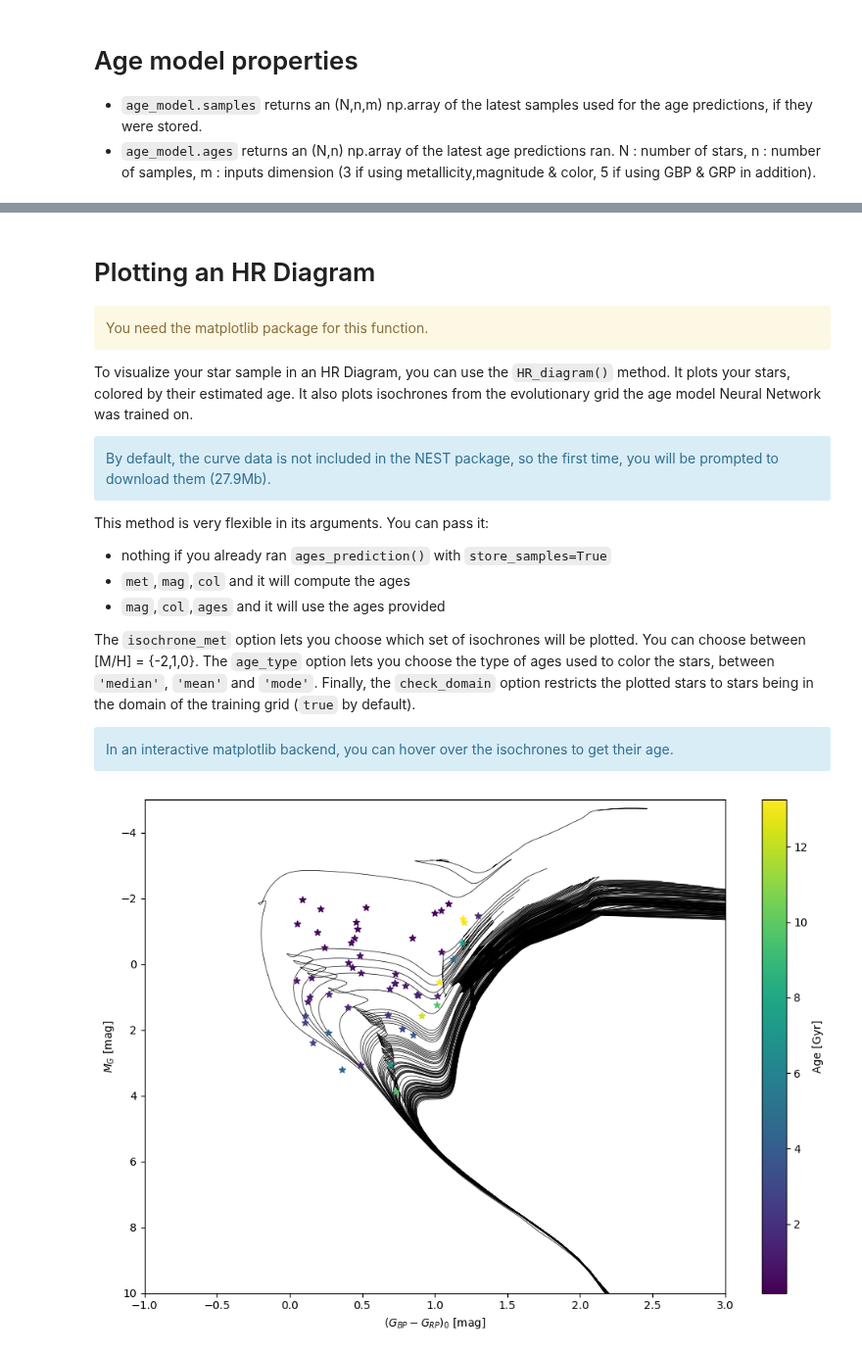
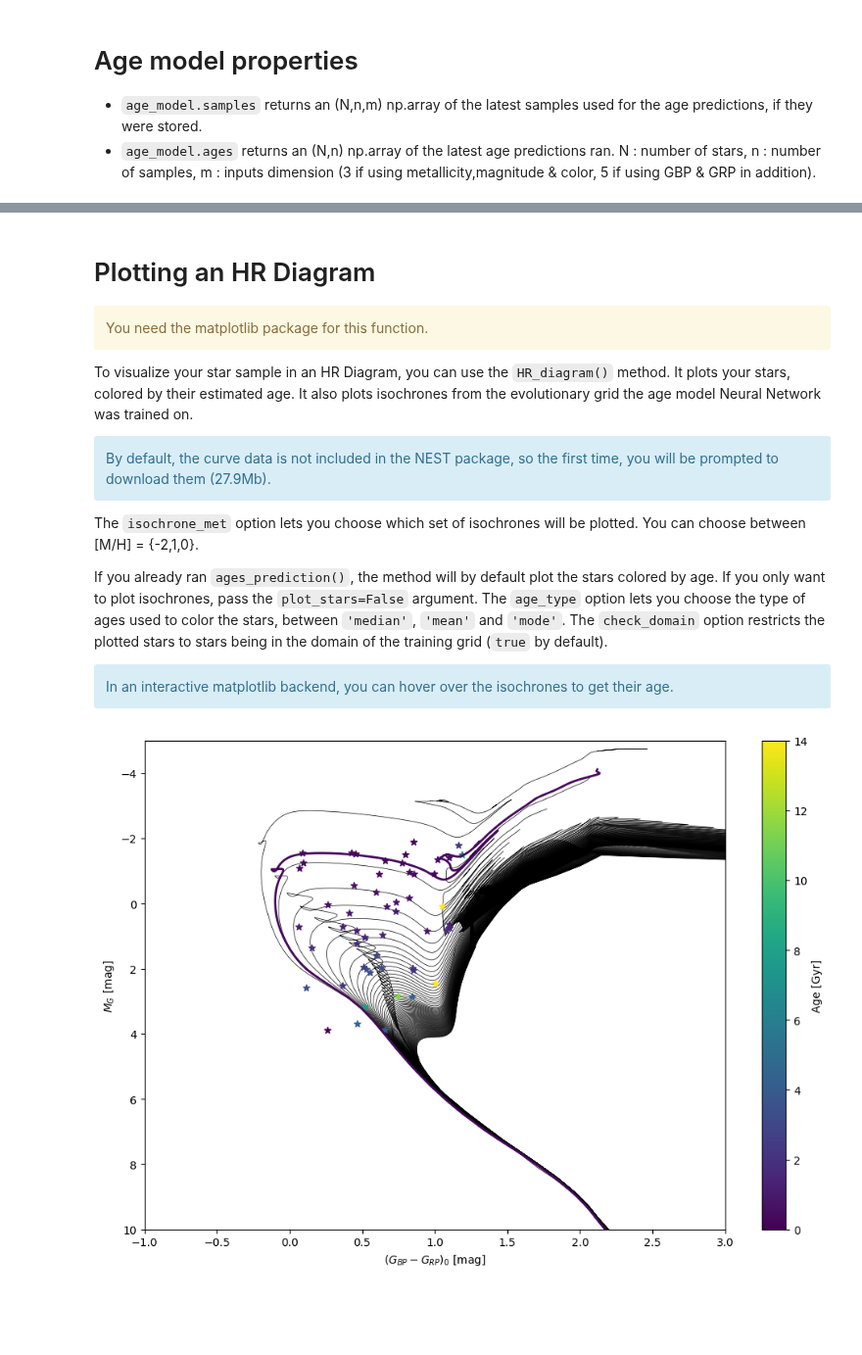
Before and after one commit to star-age/NEST, a Jupyter notebook: tutorial.ipynb, the cells around one changed output, grey strips where cells are left out. Shown at 98% size. Saved outputs shown, nothing was run; the diff lists cells and outputs as text; code cells hidden in the pictures; blank space fills up the shorter version.

```diff
--- a/tutorial.ipynb
+++ b/tutorial.ipynb
@@ -232,12 +249,9 @@ To visualize your star sample in an HR Diagram, you can use the `HR_diagram()` m
 By default, the curve data is not included in the NEST package, so the first time, you will be prompted to download them (27.9Mb).
 </div>
 
-This method is very flexible in its arguments. You can pass it:
-- nothing if you already ran `ages_prediction()` with `store_samples=True`
-- `met`,`mag`,`col` and it will compute the ages
-- `mag`,`col`,`ages` and it will use the ages provided
+The `isochrone_met` option lets you choose which set of isochrones will be plotted. You can choose between [M/H] = {-2,1,0}.
 
-The `isochrone_met` option lets you choose which set of isochrones will be plotted. You can choose between [M/H] = {-2,1,0}. The `age_type` option lets you choose the type of ages used to color the stars, between `'median'`, `'mean'` and `'mode'`. Finally, the `check_domain` option restricts the plotted stars to stars being in the domain of the training grid (`true` by default).
+If you already ran `ages_prediction()`, the method will by default plot the stars colored by age. If you only want to plot isochrones, pass the `plot_stars=False` argument. The `age_type` option lets you choose the type of ages used to color the stars, between `'median'`, `'mean'` and `'mode'`. The `check_domain` option restricts the plotted stars to stars being in the domain of the training grid (`true` by default).
 
 <div class="alert alert-block alert-info">
 In an interactive matplotlib backend, you can hover over the isochrones to get their age.
@@ -245,11 +259,12 @@ In an interactive matplotlib backend, you can hover over the isochrones to get t
 # %%
 import numpy as np
 import matplotlib.pyplot as plt
 
 age_model = NEST.BaSTIModel()
 met = np.random.uniform(-2, 0, size=100)
 mag = np.random.uniform(-2, 4, size=100)
 col = np.random.uniform( 0, 2, size=100)
-age_model.HR_diagram(met,mag,col)
+age_model.ages_prediction(met=met,mag=mag,col=col)
+age_model.HR_diagram();
 # %% [output]
-[figure, old version]
+[figure, new version]
```
Also changed, not shown: parts of 14 cells of this notebook, 5 other files.
